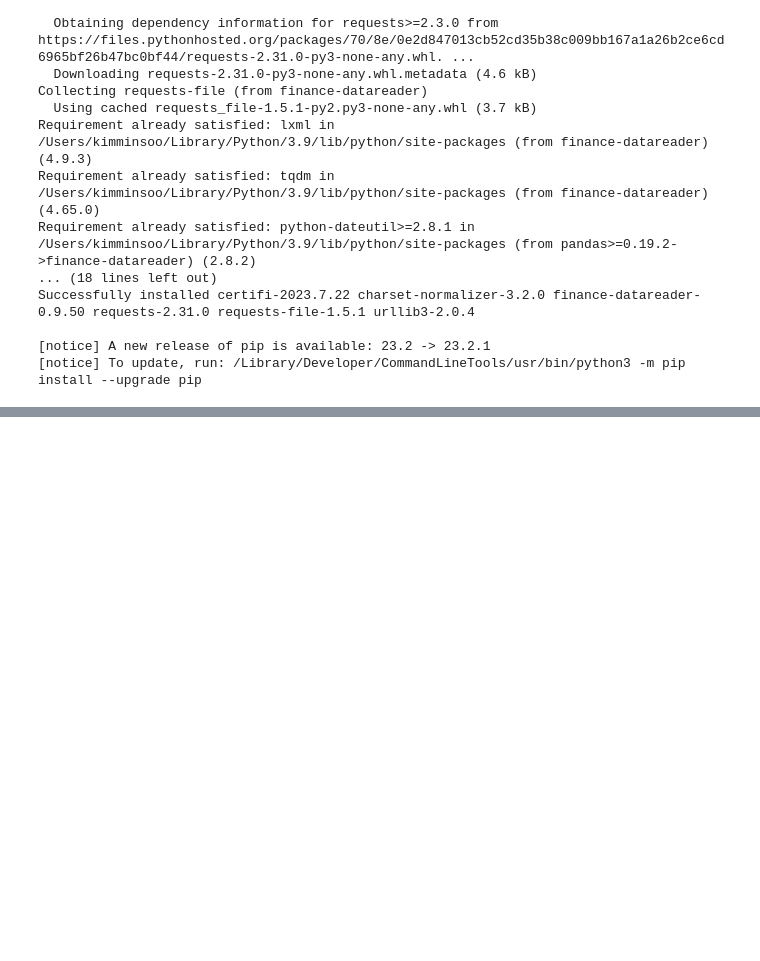
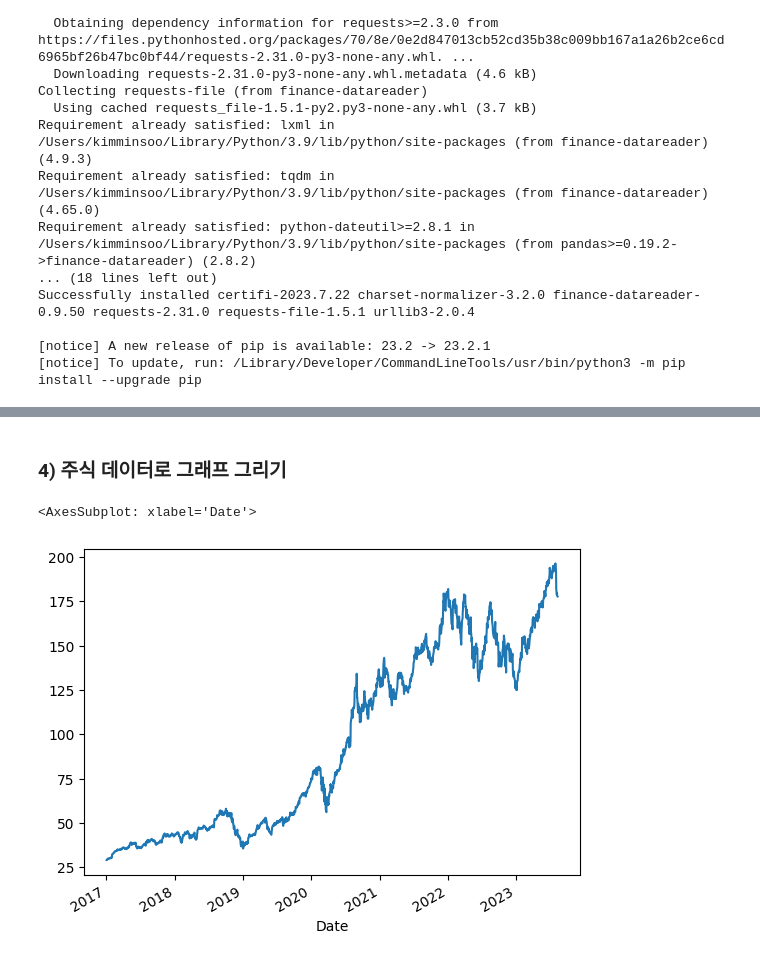
Before and after one commit to Minsoo0405/python_class, a Jupyter notebook: Sparata_2week.ipynb, the cells around one changed output, grey strips where cells are left out. Drawn from its saved outputs; the diff is of its cells as text; code cells hidden in the pictures; blank space fills up the shorter version.

```diff
--- a/Sparata_2week.ipynb
+++ b/Sparata_2week.ipynb
@@ -223,0 +324,10 @@ Successfully installed certifi-2023.7.22 charset-normalizer-3.2.0 finance-datare
+# %% [markdown]
+### 4) 주식 데이터로 그래프 그리기
+# %%
+# 애플 주식 데이터로 그래프 그리기
+df = fdr.DataReader('AAPL', '2017-01')
+
+df['Close'].plot()
+# %% [output]
+<AxesSubplot: xlabel='Date'>
+[figure, added]
```
Also changed, not shown: parts of 37 cells of this notebook.
